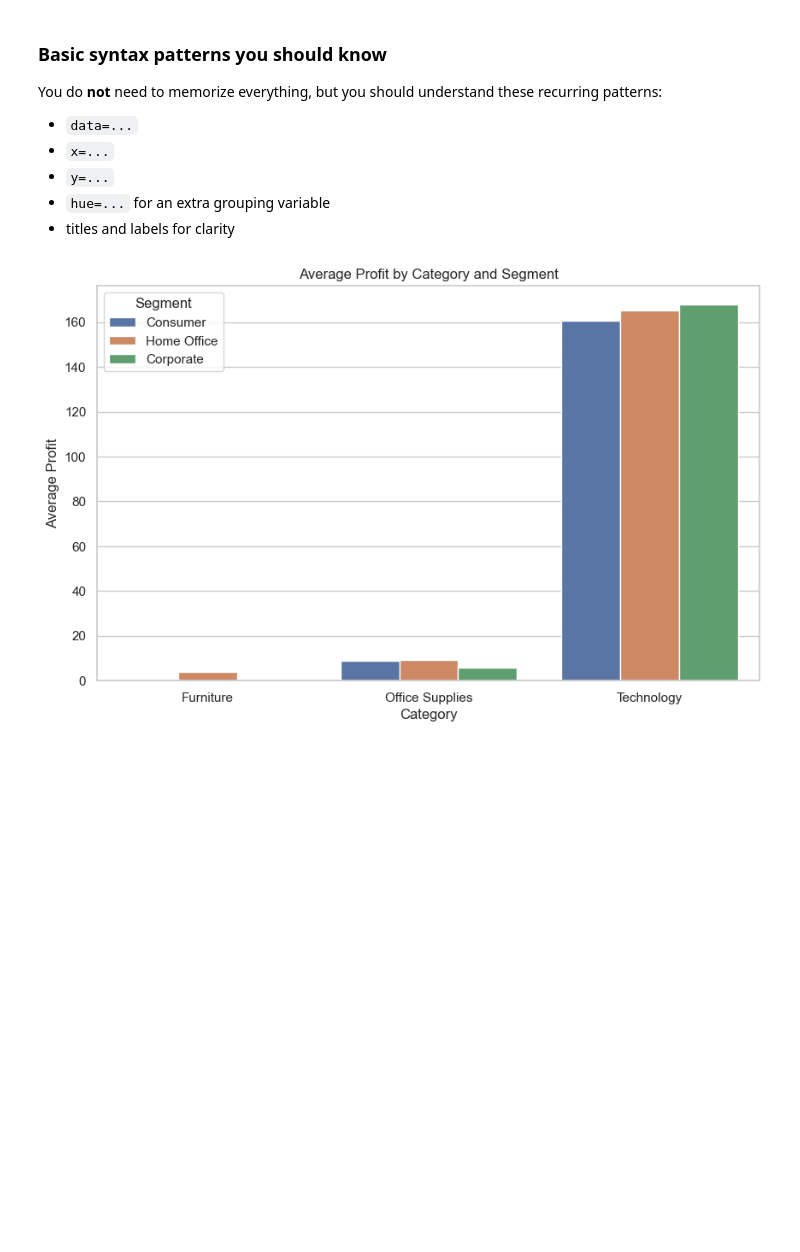
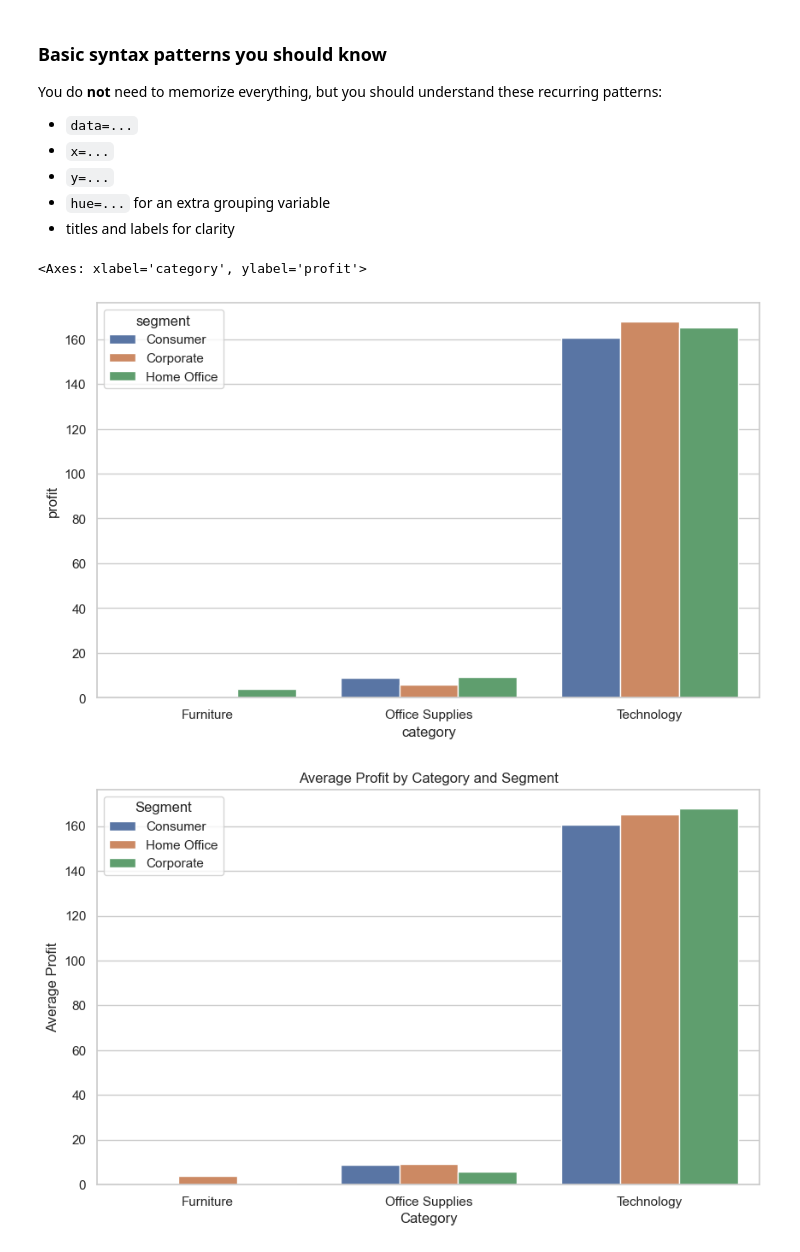
Before and after one commit to luhaibingster/data-science-python, a Jupyter notebook: week1/9_Data_Visualization-2.ipynb, the cells around one changed output. Cells and saved outputs as stored; diff of their text form; code cells hidden in the pictures; blank space fills up the shorter version.

```diff
--- a/week1/9_Data_Visualization-2.ipynb
+++ b/week1/9_Data_Visualization-2.ipynb
@@ -335,6 +337,25 @@ You do **not** need to memorize everything, but you should understand these recu
 - `y=...`
 - `hue=...` for an extra grouping variable
 - titles and labels for clarity
+# %%
+# Step 1: Aggregate data manually using groupby
+summary = (
+    df.groupby(["category", "segment"])["profit"]
+    .mean()
+    .reset_index()
+)
+
+# Step 2: Plot the aggregated result
+sns.barplot(
+    data=summary,
+    x="category",
+    y="profit",
+    hue="segment",
+    errorbar=None
+)
+# %% [output]
+<Axes: xlabel='category', ylabel='profit'>
+[figure, added]
 # %%
 # -----------------------------
 # Visualization: Grouped Bar Chart
```
Also changed, not shown: parts of 8 cells of this notebook, 2 other files.
